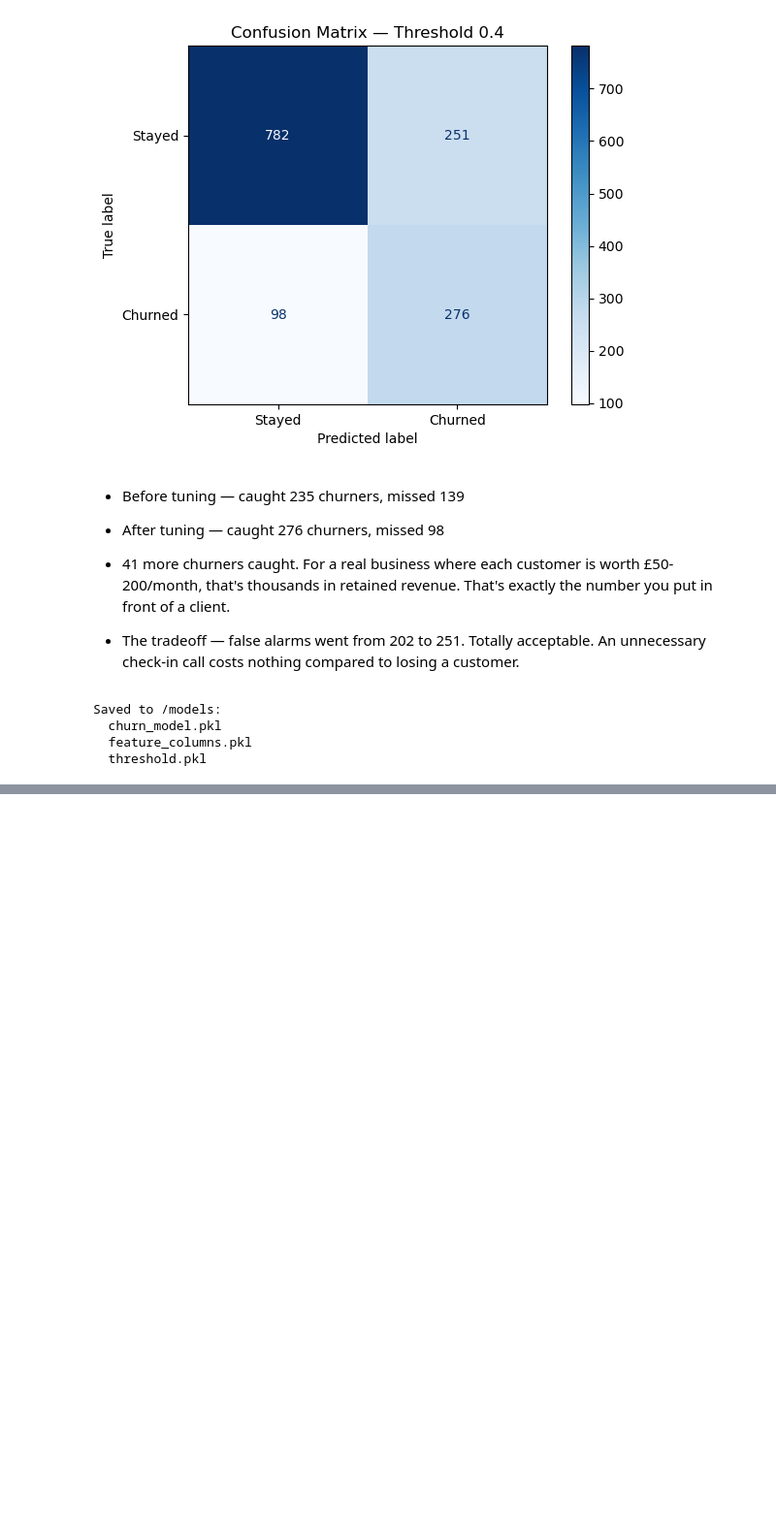
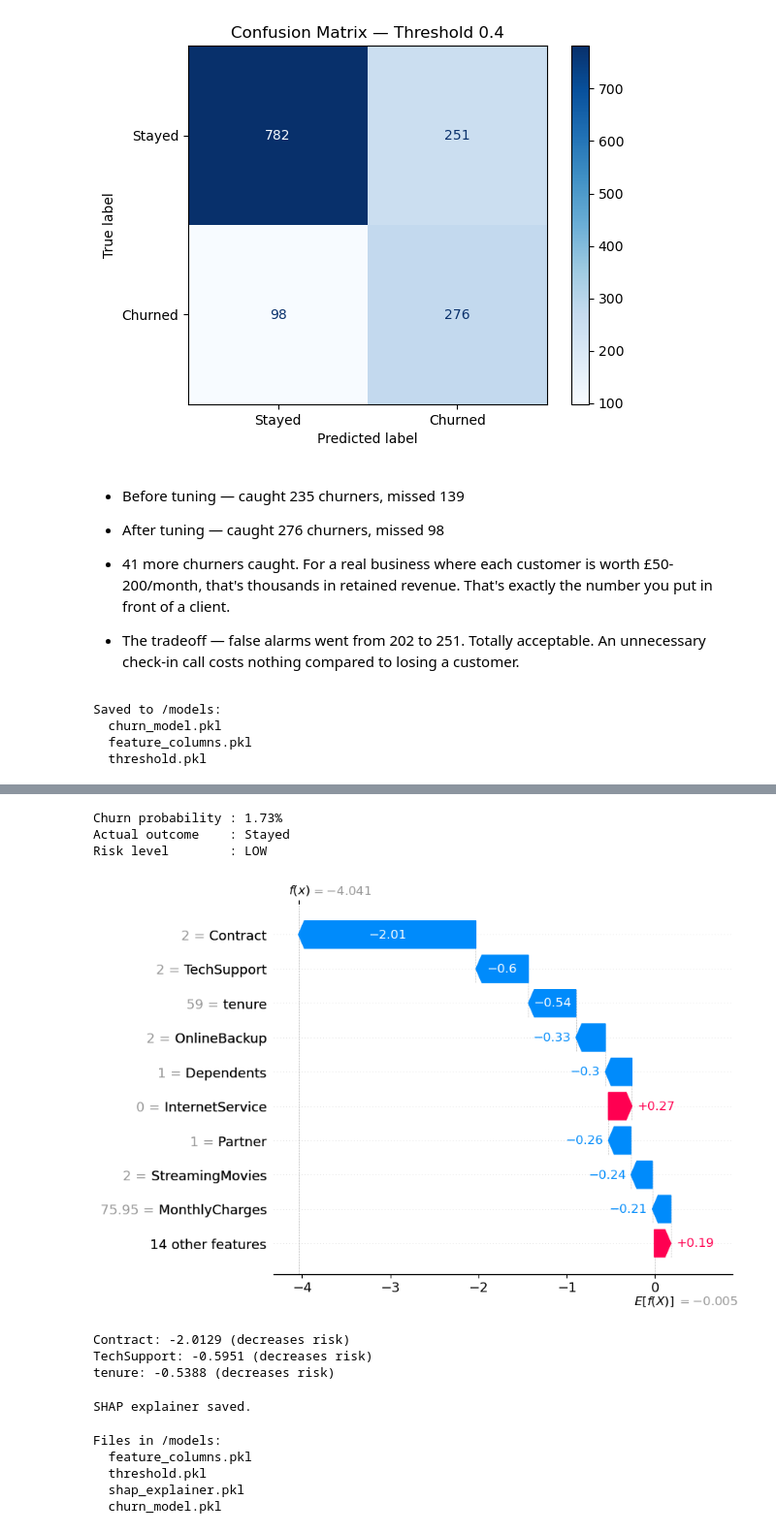
Before and after one commit to shaheerr1/churn-radar, a Jupyter notebook: backend/notebooks/exploration.ipynb, the cells around one changed output, grey strips where cells are left out. Shown at 97% size. Cells and saved outputs as stored; diff of their text form; code cells hidden in the pictures; blank space fills up the shorter version.

```diff
--- a/backend/notebooks/exploration.ipynb
+++ b/backend/notebooks/exploration.ipynb
@@ -356,0 +370,67 @@ Saved to /models:
+# %%
+customer_idx = 0
+
+prob = y_pred_proba[customer_idx]
+actual = 'Churned' if y_test.iloc[customer_idx] == 1 else 'Stayed'
+
+print(f"Churn probability : {prob:.2%}")
+print(f"Actual outcome    : {actual}")
+print(f"Risk level        : {'HIGH' if prob >= 0.6 else 'MEDIUM' if prob >= 0.4 else 'LOW'}")
+
+# Waterfall plot — much more readable than force plot
+shap.plots.waterfall(
+    shap.Explanation(
+        values=shap_values[customer_idx],
+        base_values=explainer.expected_value,
+        data=X_test.iloc[customer_idx],
+        feature_names=X_test.columns.tolist()
+    )
+)
+# %% [output]
+Churn probability : 1.73%
+Actual outcome    : Stayed
+Risk level        : LOW
+[figure, added]
+# %%
+def get_top_shap_reasons(shap_vals, feature_names, top_n=3):
+    feature_shap = list(zip(feature_names, shap_vals))
+
+    # Sort by absolute impact
+    sorted_features = sorted(feature_shap, key=lambda x: abs(x[1]), reverse=True)
+
+    reasons = []
+    for feature, value in sorted_features[:top_n]:
+        reasons.append({
+            "feature": feature,
+            "impact": round(float(value), 4),
+            "direction": "increases risk" if value > 0 else "decreases risk"
+        })
+
+    return reasons
+
+# Test it on first customer
+reasons = get_top_shap_reasons(shap_values[0], X_test.columns.tolist())
+for r in reasons:
+    print(f"{r['feature']}: {r['impact']} ({r['direction']})")
+# %% [output]
+Contract: -2.0129 (decreases risk)
+TechSupport: -0.5951 (decreases risk)
+tenure: -0.5388 (decreases risk)
+# %%
+# Save SHAP explainer alongside the model
+joblib.dump(explainer, '../../models/shap_explainer.pkl')
+print("SHAP explainer saved.")
+# %% [output]
+SHAP explainer saved.
+# %%
+import os
+files = os.listdir('../../models')
+print("Files in /models:")
+for f in files:
+    print(f" ", f)
+# %% [output]
+Files in /models:
+  feature_columns.pkl
+  threshold.pkl
+  shap_explainer.pkl
+  churn_model.pkl
```
Also changed, not shown: parts of 1 cell of this notebook.
